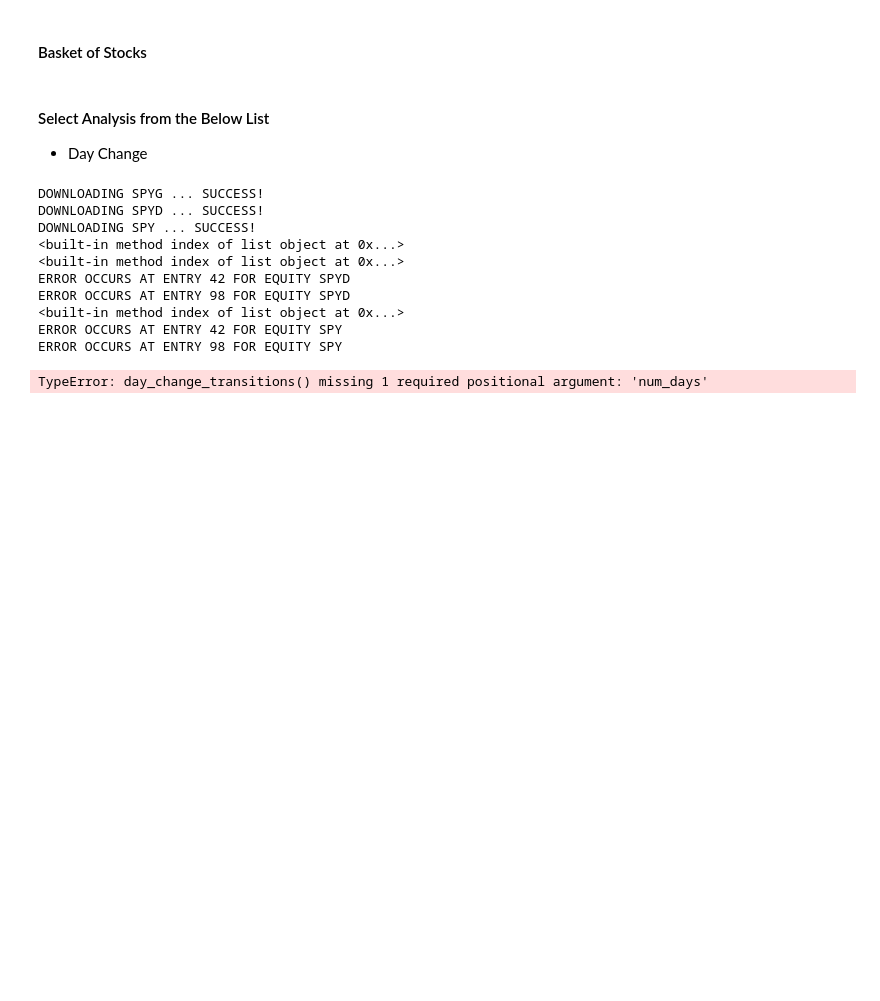
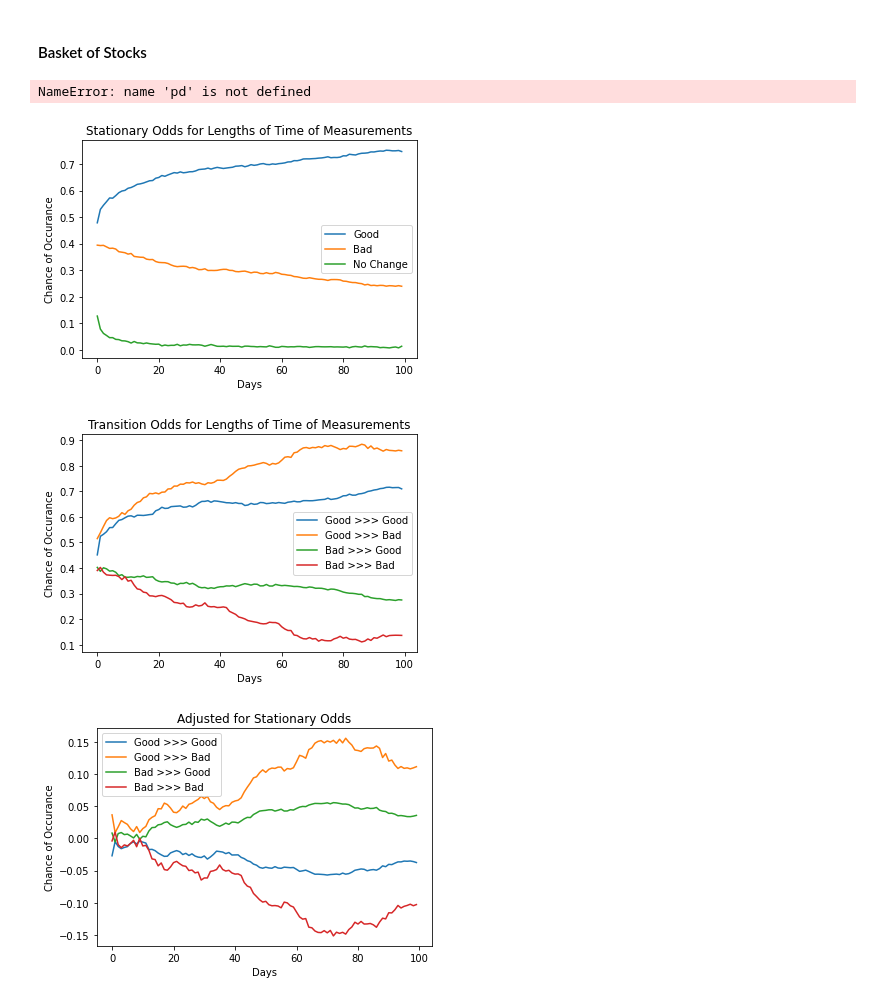
Before and after one commit to weintraubje/Market-Markov, a Jupyter notebook: main.ipynb, the cells around one changed output. Saved outputs shown, nothing was run; the diff lists cells and outputs as text; code cells hidden in the pictures; blank space fills up the shorter version.

```diff
--- a/main.ipynb
+++ b/main.ipynb
@@ -18,6 +26,3 @@ end = dt.datetime(2020,12,31)
 # List all relevant stocks
 #symbols = ['AAPL', 'MSFT', 'GOOG', 'TSLA', 'V', 'GLW', 'INTC', 'IBM', 'NTAP', 'SWKS', 'XRX', 'HPQ', 'AVGO', 'CRM', 'MU']
 symbols = ['SPYG', 'SPYD', 'SPY']
-# %% [markdown]
-#### Select Analysis from the Below List
-- Day Change
@@ -26,19 +178,10 @@ choice = 'Day Change'
 # %%
-reload(tm)
-tms = tm.generate_combine_transition_matrices(symbols, start, end, tm.day_change_transitions, min_days = 1, max_days = 100)
+tms = generate_combine_transition_matrices(symbols, min_days = 1, max_days = 100)
 # %% [output]
-DOWNLOADING SPYG ... SUCCESS!
-DOWNLOADING SPYD ... SUCCESS!
-DOWNLOADING SPY ... SUCCESS!
-<built-in method index of list object at 0x...>
-<built-in method index of list object at 0x...>
-ERROR OCCURS AT ENTRY 42 FOR EQUITY SPYD
-ERROR OCCURS AT ENTRY 98 FOR EQUITY SPYD
-<built-in method index of list object at 0x...>
-ERROR OCCURS AT ENTRY 42 FOR EQUITY SPY
-ERROR OCCURS AT ENTRY 98 FOR EQUITY SPY
+NameError: name 'pd' is not defined
-# %%
-reload(tm)
-tm.plot_summaries(tms, tm.day_change_transitions)
-# %% [output]
-TypeError: day_change_transitions() missing 1 required positional argument: 'num_days'
+# %%
+plot_summaries(tms)
+# %% [output]
+[figure, added]
+[figure, added]
+[figure, added]
```
Also changed, not shown: parts of 4 cells of this notebook, 2 other files.
